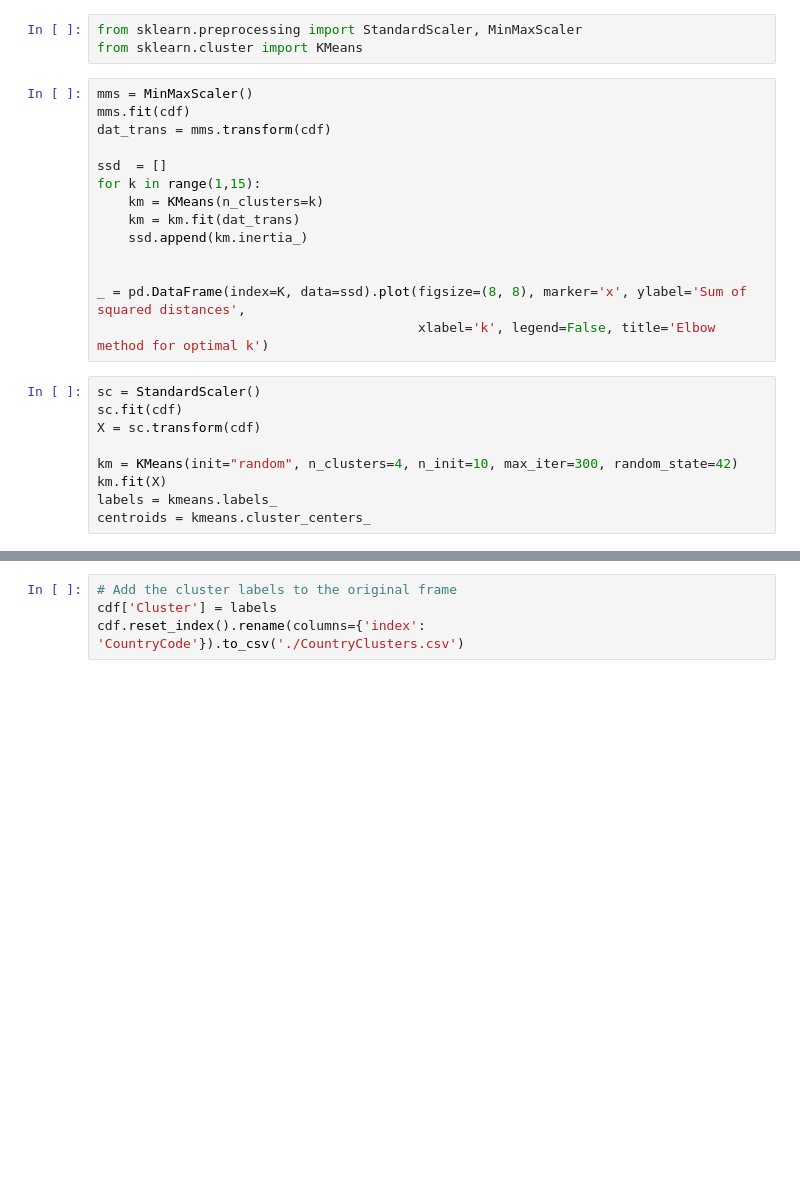
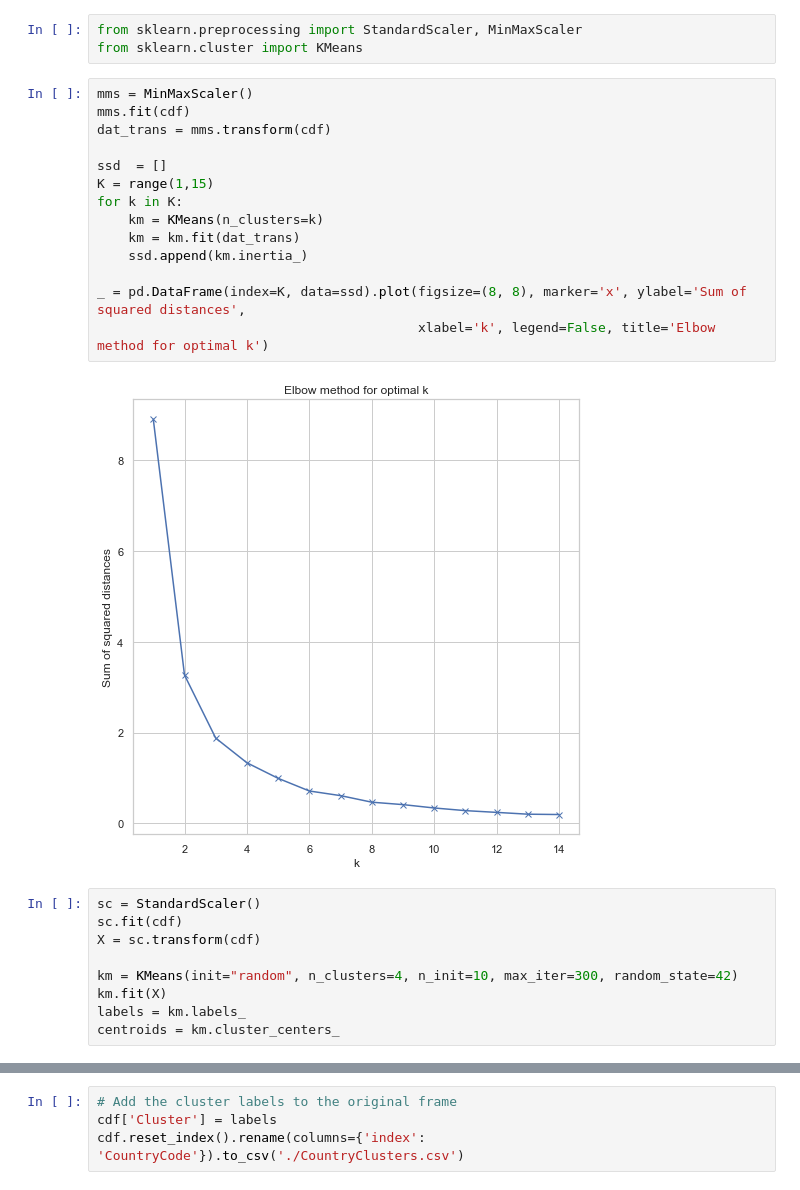
Before and after one commit to KingJohn1024/united-nations-general-assembly-voting, a Jupyter notebook: UN GA Voting Analysis.ipynb, the cells around one changed output, grey strips where cells are left out. Cells and saved outputs as stored; diff of their text form; blank space fills up the shorter version.

```diff
--- a/UN GA Voting Analysis.ipynb
+++ b/UN GA Voting Analysis.ipynb
@@ -401,17 +449,19 @@ from sklearn.cluster import KMeans
 # %%
 mms = MinMaxScaler()
 mms.fit(cdf)
 dat_trans = mms.transform(cdf)
 
 ssd  = []
-for k in range(1,15):
+K = range(1,15)
+for k in K:
     km = KMeans(n_clusters=k)
     km = km.fit(dat_trans)
     ssd.append(km.inertia_)
 
-
 _ = pd.DataFrame(index=K, data=ssd).plot(figsize=(8, 8), marker='x', ylabel='Sum of squared distances',
                                          xlabel='k', legend=False, title='Elbow method for optimal k')
+# %% [output]
+[figure, added]
 # %%
 sc = StandardScaler()
 sc.fit(cdf)
@@ -419,8 +469,8 @@ X = sc.transform(cdf)
 
 km = KMeans(init="random", n_clusters=4, n_init=10, max_iter=300, random_state=42)
 km.fit(X)
-labels = kmeans.labels_
-centroids = kmeans.cluster_centers_
+labels = km.labels_
+centroids = km.cluster_centers_
 # %%
 fig, ax = plt.subplots(figsize=(10, 10))
 X = sc.inverse_transform(X)
```
Also changed, not shown: parts of 19 cells of this notebook, 5 other files.
